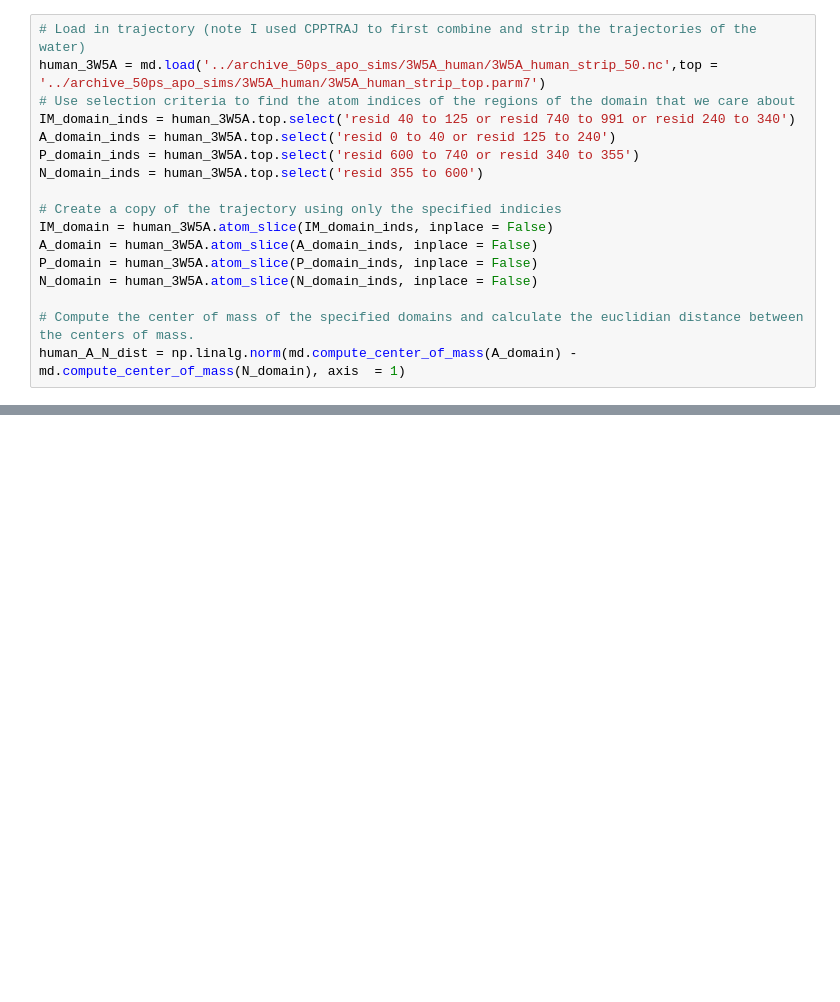
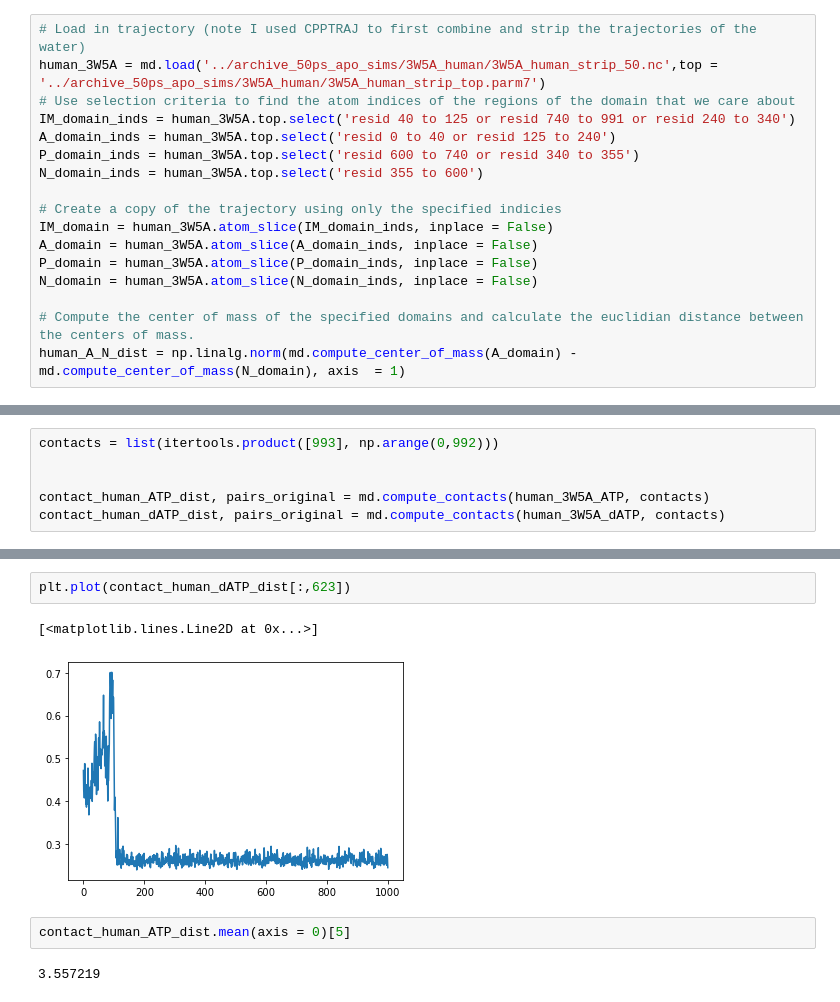
Before and after one commit to cmrg-lab/serca-atp-datp, a Jupyter notebook: simulation_structures/quick_analysis/Trajectory_domain_analysis.ipynb, the cells around one changed output, grey strips where cells are left out. Cells and saved outputs as stored; diff of their text form; blank space fills up the shorter version.

```diff
--- a/simulation_structures/quick_analysis/Trajectory_domain_analysis.ipynb
+++ b/simulation_structures/quick_analysis/Trajectory_domain_analysis.ipynb
@@ -130,0 +433,6 @@ plt.plot(np.linspace(0,50,500), human_rmsd*10, label = 'Human')
+# %%
+contacts = list(itertools.product([993], np.arange(0,992)))
+
+
+contact_human_ATP_dist, pairs_original = md.compute_contacts(human_3W5A_ATP, contacts)
+contact_human_dATP_dist, pairs_original = md.compute_contacts(human_3W5A_dATP, contacts)
@@ -130,0 +539,9 @@ plt.plot(np.linspace(0,50,500), human_rmsd*10, label = 'Human')
+# %%
+plt.plot(contact_human_dATP_dist[:,623])
+# %% [output]
+[<matplotlib.lines.Line2D at 0x...>]
+[figure, added]
+# %%
+contact_human_ATP_dist.mean(axis = 0)[5]
+# %% [output]
+3.557219
```
Also changed, not shown: parts of 38 cells of this notebook.
